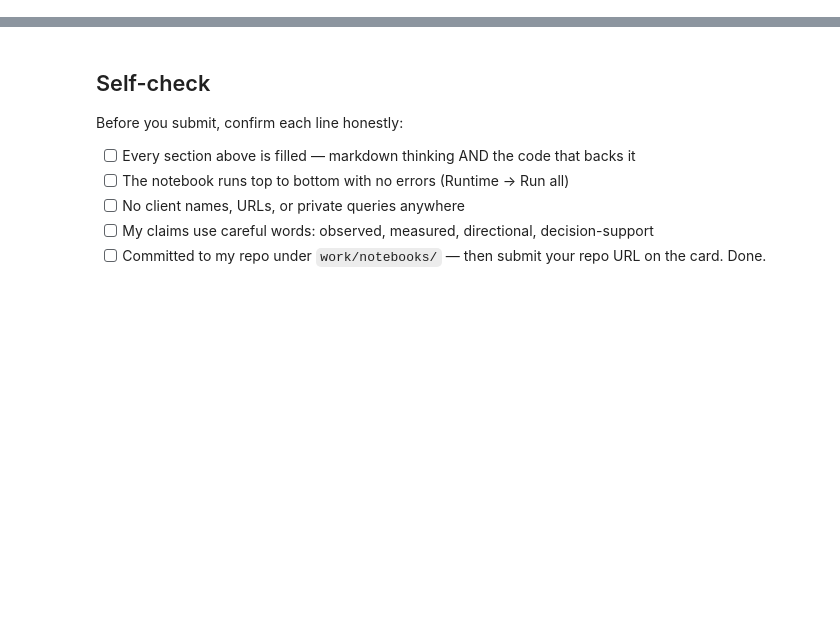
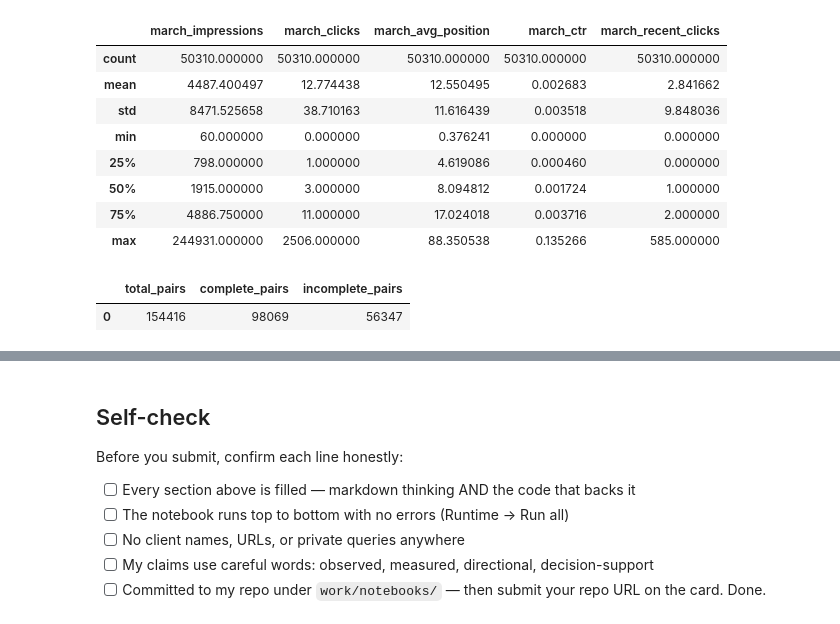
Before and after one commit to MubashshiraKaisar/FlyRank-AI-Tasks, a Jupyter notebook: work/notebooks/w03_data_contract.ipynb, the cells around one changed output, grey strips where cells are left out. Cells and saved outputs as stored; diff of their text form; code cells hidden in the pictures; blank space fills up the shorter version.

```diff
--- a/work/notebooks/w03_data_contract.ipynb
+++ b/work/notebooks/w03_data_contract.ipynb
@@ -36,0 +433,46 @@ This skeleton is yours to fill. Work the sections **in order** — each one has
+# %%
+model_data[
+    [
+        "march_impressions",
+        "march_clicks",
+        "march_avg_position",
+        "march_ctr",
+        "march_recent_clicks"
+    ]
+].describe()
+# %% [output]
+|  | march_impressions | march_clicks | march_avg_position | march_ctr | march_recent_clicks |
+| count | 50310.000000 | 50310.000000 | 50310.000000 | 50310.000000 | 50310.000000 |
+| mean | 4487.400497 | 12.774438 | 12.550495 | 0.002683 | 2.841662 |
+| std | 8471.525658 | 38.710163 | 11.616439 | 0.003518 | 9.848036 |
+| min | 60.000000 | 0.000000 | 0.376241 | 0.000000 | 0.000000 |
+| 25% | 798.000000 | 1.000000 | 4.619086 | 0.000460 | 0.000000 |
+| 50% | 1915.000000 | 3.000000 | 8.094812 | 0.001724 | 1.000000 |
+| 75% | 4886.750000 | 11.000000 | 17.024018 | 0.003716 | 2.000000 |
+| max | 244931.000000 | 2506.000000 | 88.350538 | 0.135266 | 585.000000 |
+# %%
+con.execute(f"""
+    WITH recent_days AS (
+        SELECT
+            client_hash_id,
+            content_hash_id,
+            COUNT(DISTINCT report_date) AS recent_days
+        FROM read_parquet('{daily}')
+        WHERE gsc_data_available IS TRUE
+          AND report_date BETWEEN DATE '2026-03-25'
+                              AND DATE '2026-03-31'
+        GROUP BY client_hash_id, content_hash_id
+    )
+    SELECT
+        COUNT(*) AS total_pairs,
+        COUNT(*) FILTER (
+            WHERE recent_days = 7
+        ) AS complete_pairs,
+        COUNT(*) FILTER (
+            WHERE recent_days < 7
+        ) AS incomplete_pairs
+    FROM recent_days
+""").df()
+# %% [output]
+|  | total_pairs | complete_pairs | incomplete_pairs |
+| 0 | 154416 | 98069 | 56347 |
```
Also changed, not shown: parts of 45 cells of this notebook.
